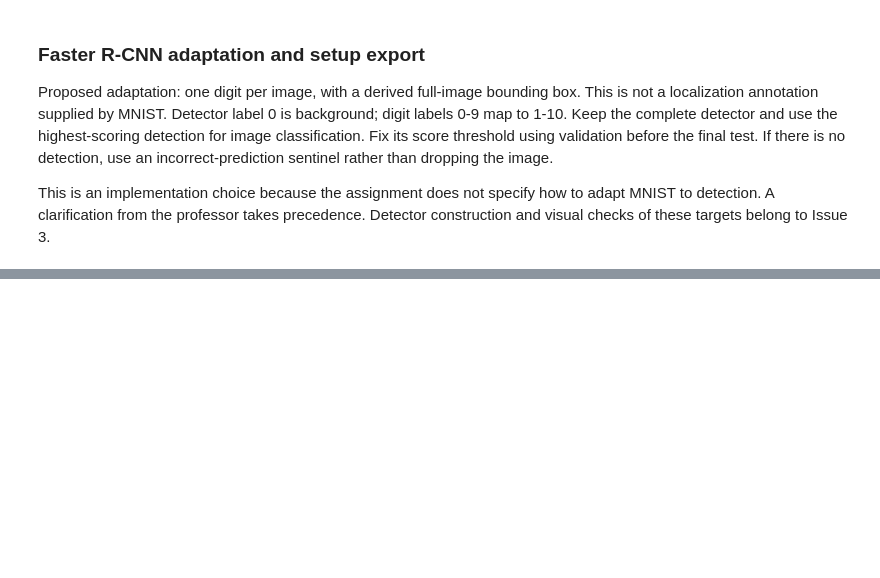
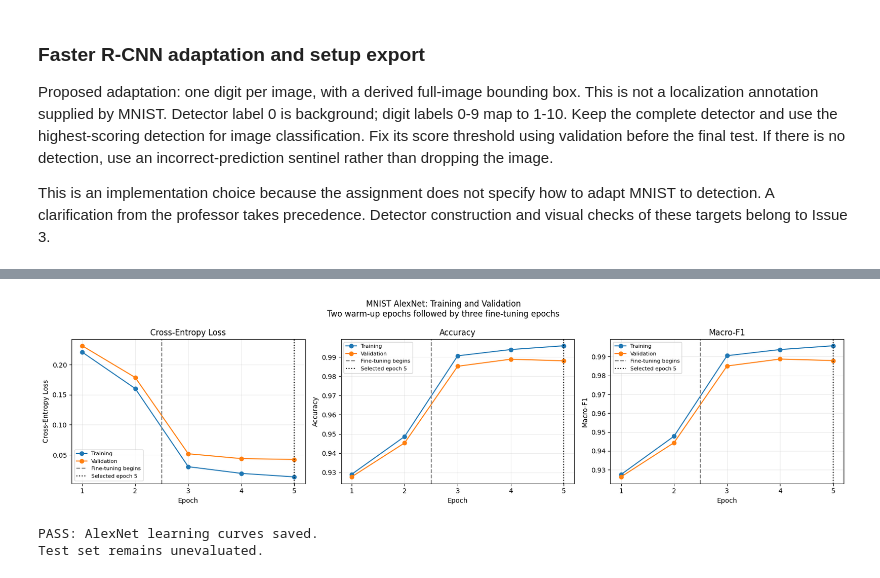
Before and after one commit to soulaimane-22/Deep-Learning-Lab2, a Jupyter notebook: notebooks/04_alexnet_mnist.ipynb, the cells around one changed output, grey strips where cells are left out. Drawn from its saved outputs; the diff is of its cells as text; code cells hidden in the pictures; blank space fills up the shorter version.

Commit message:
Document verified AlexNet fine-tuning and Part 1 comparison

```diff
--- a/notebooks/04_alexnet_mnist.ipynb
+++ b/notebooks/04_alexnet_mnist.ipynb
@@ -279,0 +1453,57 @@ Load pretrained AlexNet weights, fine-tune on MNIST, and conclude the first-part
+# %%
+fig, axes = plt.subplots(1, 3, figsize=(17, 4.5))
+
+for ax, metric, title in zip(
+    axes,
+    ["loss", "accuracy", "macro_f1"],
+    ["Cross-Entropy Loss", "Accuracy", "Macro-F1"],
+):
+    ax.plot(
+        alex_history_df["epoch"],
+        alex_history_df[f"train_{metric}"],
+        marker="o",
+        label="Training",
+    )
+    ax.plot(
+        alex_history_df["epoch"],
+        alex_history_df[f"validation_{metric}"],
+        marker="o",
+        label="Validation",
+    )
+    ax.axvline(
+        alex_run_config["warmup_epochs"] + 0.5,
+        color="gray",
+        linestyle="--",
+        label="Fine-tuning begins",
+    )
+    ax.axvline(
+        alex_selected_epoch,
+        color="black",
+        linestyle=":",
+        label=f"Selected epoch {alex_selected_epoch}",
+    )
+    ax.set_title(title)
+    ax.set_xlabel("Epoch")
+    ax.set_ylabel(title)
+    ax.set_xticks(alex_history_df["epoch"])
+    ax.grid(alpha=0.25)
+    ax.legend(fontsize=8)
+
+fig.suptitle(
+    "MNIST AlexNet: Training and Validation\n"
+    "Two warm-up epochs followed by three fine-tuning epochs"
+)
+fig.tight_layout()
+fig.savefig(
+    PLOTS_DIR / "alexnet_learning_curves.png",
+    dpi=160,
+    bbox_inches="tight",
+)
+plt.show()
+
+print("PASS: AlexNet learning curves saved.")
+print("Test set remains unevaluated.")
+# %% [output]
+[figure, added]
+PASS: AlexNet learning curves saved.
+Test set remains unevaluated.
```
Also changed, not shown: parts of 24 cells of this notebook, 4 other files.
